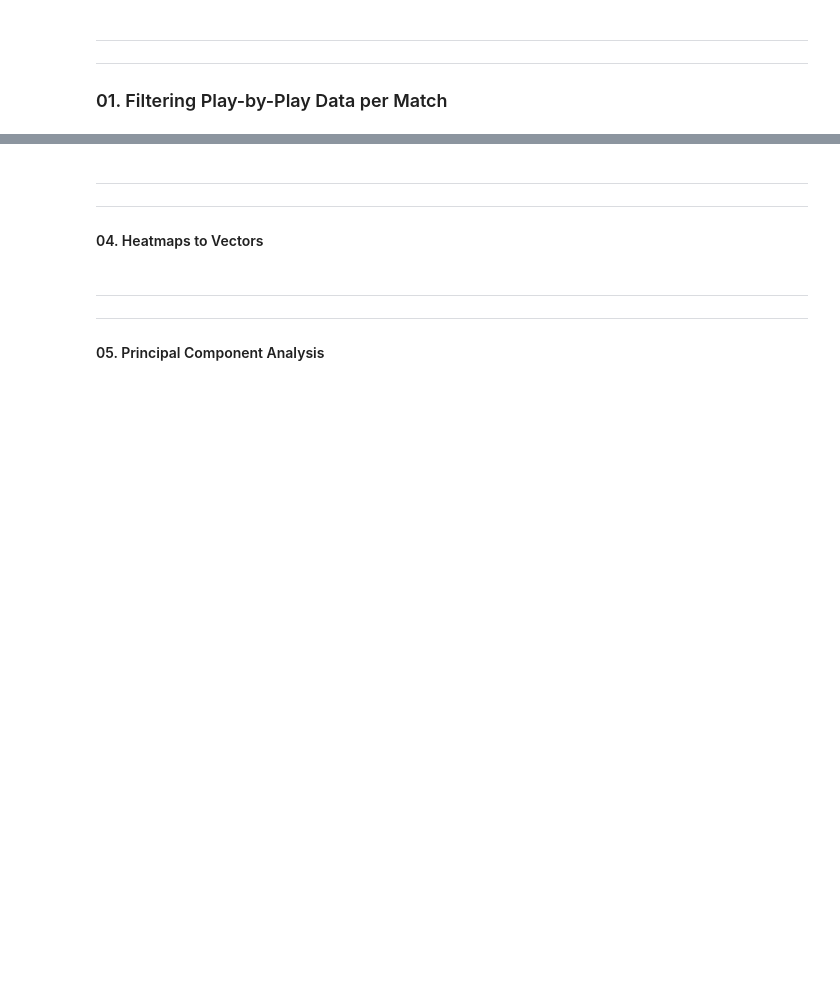
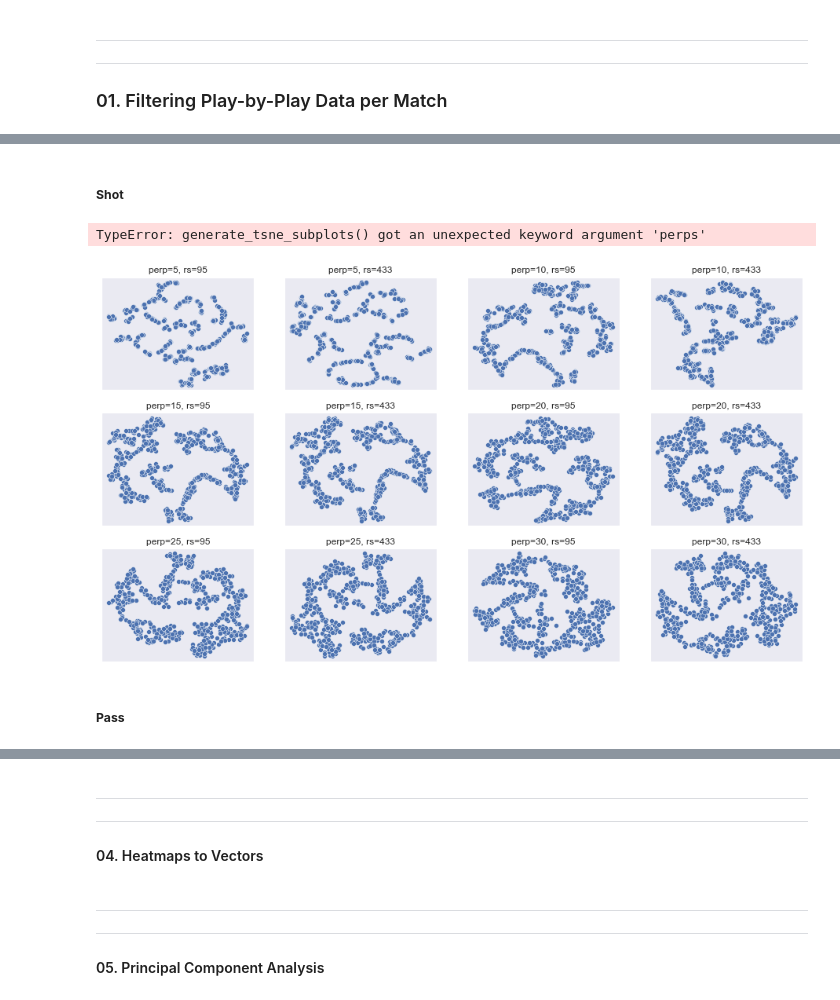
Before and after one commit to lucas-nelson-uiuc/stat430_unsupervised_project, a Jupyter notebook: soccer_project.ipynb, the cells around one changed output, grey strips where cells are left out. Cells and saved outputs as stored; diff of their text form; code cells hidden in the pictures; blank space fills up the shorter version.

```diff
--- a/soccer_project.ipynb
+++ b/soccer_project.ipynb
@@ -93,5 +129,8 @@ We'll store the results in a dataframe that contains all on-ball, offensive-orie
 # %%
 master_df = pd.concat([
-    preprocessing_events_df(sb.events(match_id=idx))
+    pf.preprocessing_events_df(sb.events(match_id=idx))
     for idx in invincibles_df['match_id']
 ]).reset_index(drop=True)
+
+print(f'Shape (rows, cols) -> {master_df.shape}')
+master_df.head(3)
@@ -161,0 +246,21 @@ total_minutes_dict = total_minutes_df.to_dict()
+# %%
+# tsne dataframe for shot type
+master_tsne_shot = master_df[master_df['type'] == 'Shot'][['shot_outcome', 'shot_statsbomb_xg', 'location_x', 'location_y']]
+master_tsne_shot[['location_x', 'location_y']] = master_tsne_shot[['location_x', 'location_y']].astype('float64')
+master_tsne_shot['outcome'] = np.where(master_tsne_shot['shot_outcome'] == 'Goal', 'Goal', 'No goal')
+
+# tsne dataframe for pass type
+master_tsne_pass = master_df[master_df['type'] == 'Pass'][['pass_outcome', 'pass_shot_assist', 'pass_technique', 'location_x', 'location_y', 'pass_end_x', 'pass_end_y']]
+master_tsne_pass[['location_x', 'location_y']] = master_tsne_pass[['location_x', 'location_y']].astype('float64')
+master_tsne_pass[['pass_end_x', 'pass_end_y']] = master_tsne_pass[['pass_end_x', 'pass_end_y']].astype('float64')
+master_tsne_pass['outcome'] = np.where(master_df[master_df['type'] == 'Pass']['pass_outcome'].isna(), 'Complete', 'Incomplete')
+
+# tsne dataframe for dribble type
+master_tsne_dribble = master_df[master_df['type'] == 'Dribble'][['dribble_outcome', 'location_x', 'location_y']]
+master_tsne_dribble[['location_x', 'location_y']] = master_tsne_dribble[['location_x', 'location_y']].astype('float64')
+
+# tsne dataframe for cross type
+master_tsne_cross = master_df[master_df['type'] == 'Cross'][['location_x', 'location_y', 'pass_end_x', 'pass_end_y']]
+master_tsne_cross[['location_x', 'location_y']] = master_tsne_cross[['location_x', 'location_y']].astype('float64')
+master_tsne_cross[['pass_end_x', 'pass_end_y']] = master_tsne_cross[['pass_end_x', 'pass_end_y']].astype('float64')
+master_tsne_cross['outcome'] = np.where(master_df[master_df['type'] == 'Cross']['pass_outcome'].isna(), 'Complete', 'Incomplete')
@@ -161,0 +274,31 @@ total_minutes_dict = total_minutes_df.to_dict()
+# %% [markdown]
+##### **Shot**
+# %%
+f = pf.generate_tsne_subplots(
+    master_tsne_shot,
+    perps=[5,10,15,20,25,30],
+    drop_cols=['shot_outcome', 'outcome']
+)
+
+plt.show()
+# %% [output]
+TypeError: generate_tsne_subplots() got an unexpected keyword argument 'perps'
+# %%
+f, axs = plt.subplots(nrows=3, ncols=4, figsize=(16,9))
+for i, perp in enumerate([5,10,15,20,25,30]):
+    for j, rs in enumerate([95,433]):
+        tsne = TSNE(n_components=2, perplexity=perp, random_state=rs)
+        tsne_fit = tsne.fit_transform(master_tsne_shot.drop(columns=['shot_outcome', 'outcome']))
+        tsne_data = pd.DataFrame(tsne_fit, columns=['x_proj', 'y_proj'])
+
+        sns.scatterplot(x='x_proj', y='y_proj', data=tsne_data, ax=axs[i//2, 2*(i%2) + j%2], legend=False)
+
+        axs[i//2, 2*(i%2) + j%2].set_title(f'perp={perp}, rs={rs}')
+        axs[i//2, 2*(i%2) + j%2].set_xticks([])
+        axs[i//2, 2*(i%2) + j%2].set_yticks([])
+        axs[i//2, 2*(i%2) + j%2].set_xlabel('')
+        axs[i//2, 2*(i%2) + j%2].set_ylabel('')
+
+plt.show()
+# %% [output]
+[figure, added]
@@ -161,0 +322,2 @@ total_minutes_dict = total_minutes_df.to_dict()
+# %% [markdown]
+##### **Pass**
```
Also changed, not shown: parts of 70 cells of this notebook, 1 other file.
